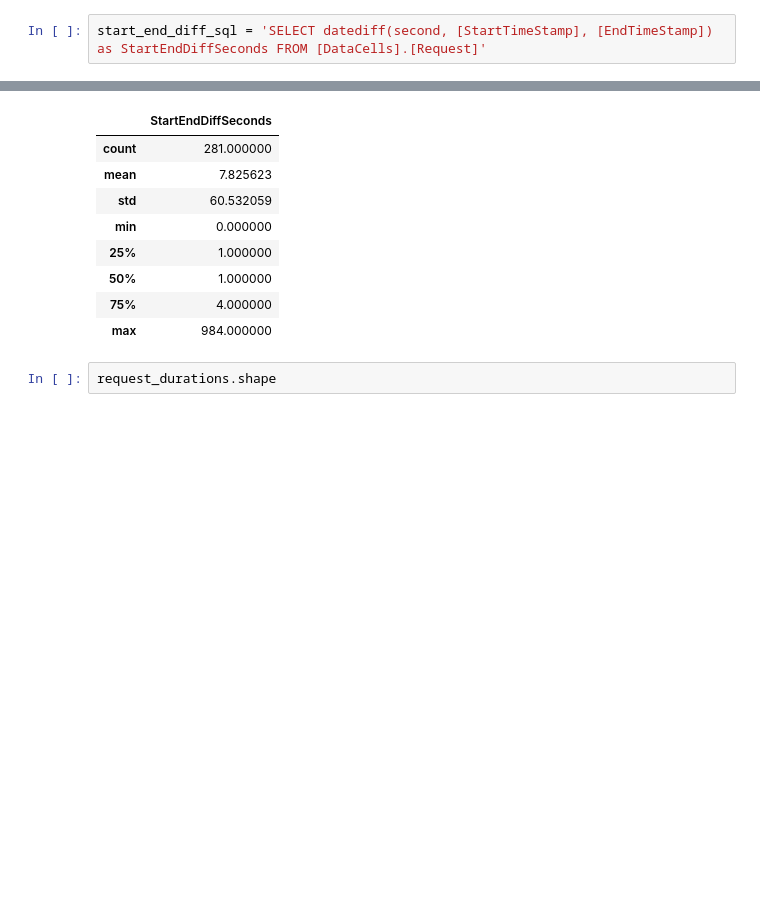
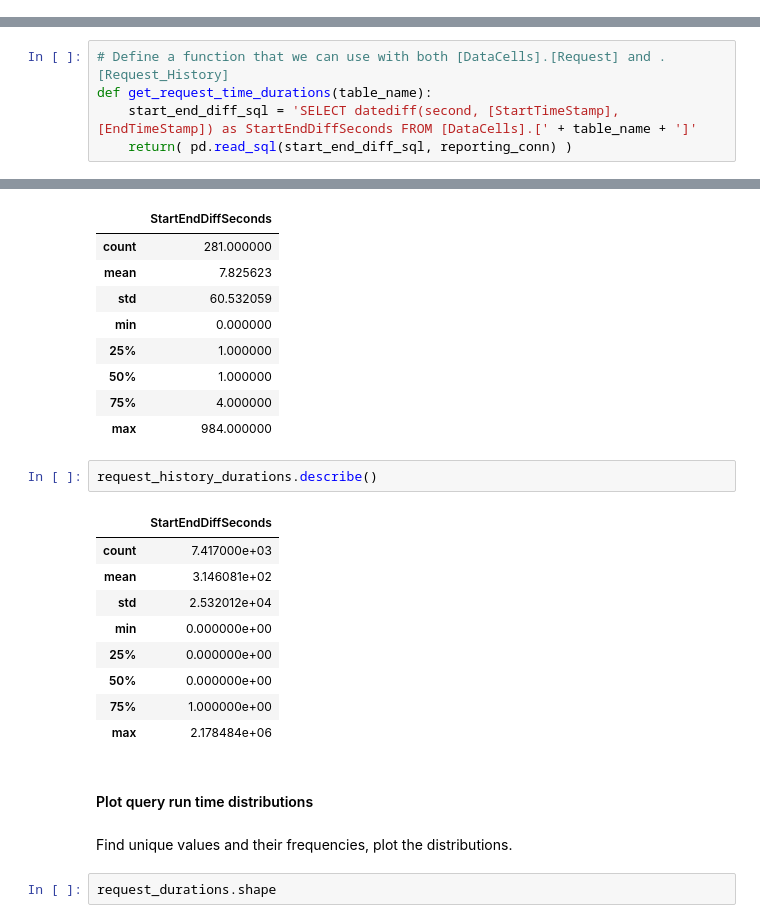
Before and after one commit to leilanihagen/interject-datacell-request-time-data-exploration, a Jupyter notebook: datacell_request_time.ipynb, the cells around one changed output, grey strips where cells are left out. Saved outputs shown, nothing was run; the diff lists cells and outputs as text; blank space fills up the shorter version.

```diff
--- a/datacell_request_time.ipynb
+++ b/datacell_request_time.ipynb
@@ -62,4 +74,2 @@ request_df.hist(column='DurationSeconds')
 # %% [markdown]
 Create a pd series that is ( StartTimeStamp - EndTimeStamp ). Doing this to resolve the negative DurationSeconds values reported above...
-# %%
-start_end_diff_sql = 'SELECT datediff(second, [StartTimeStamp], [EndTimeStamp]) as StartEndDiffSeconds FROM [DataCells].[Request]'
@@ -65,0 +78,5 @@ start_end_diff_sql = 'SELECT datediff(second, [StartTimeStamp], [EndTimeStamp])
+# %%
+# Define a function that we can use with both [DataCells].[Request] and .[Request_History]
+def get_request_time_durations(table_name):
+    start_end_diff_sql = 'SELECT datediff(second, [StartTimeStamp], [EndTimeStamp]) as StartEndDiffSeconds FROM [DataCells].[' + table_name + ']'
+    return( pd.read_sql(start_end_diff_sql, reporting_conn) )
@@ -94,6 +126,22 @@ request_durations.describe()
 | 50% | 1.000000 |
 | 75% | 4.000000 |
 | max | 984.000000 |
+# %%
+request_history_durations.describe()
+# %% [output]
+|  | StartEndDiffSeconds |
+| count | 7.417000e+03 |
+| mean | 3.146081e+02 |
+| std | 2.532012e+04 |
+| min | 0.000000e+00 |
+| 25% | 0.000000e+00 |
+| 50% | 0.000000e+00 |
+| 75% | 1.000000e+00 |
+| max | 2.178484e+06 |
+# %% [markdown]
+#### Plot query run time distributions
+# %% [markdown]
+Find unique values and their frequencies, plot the distributions.
 # %%
 request_durations.shape
 # %% [output]
```
Also changed, not shown: parts of 28 cells of this notebook.
